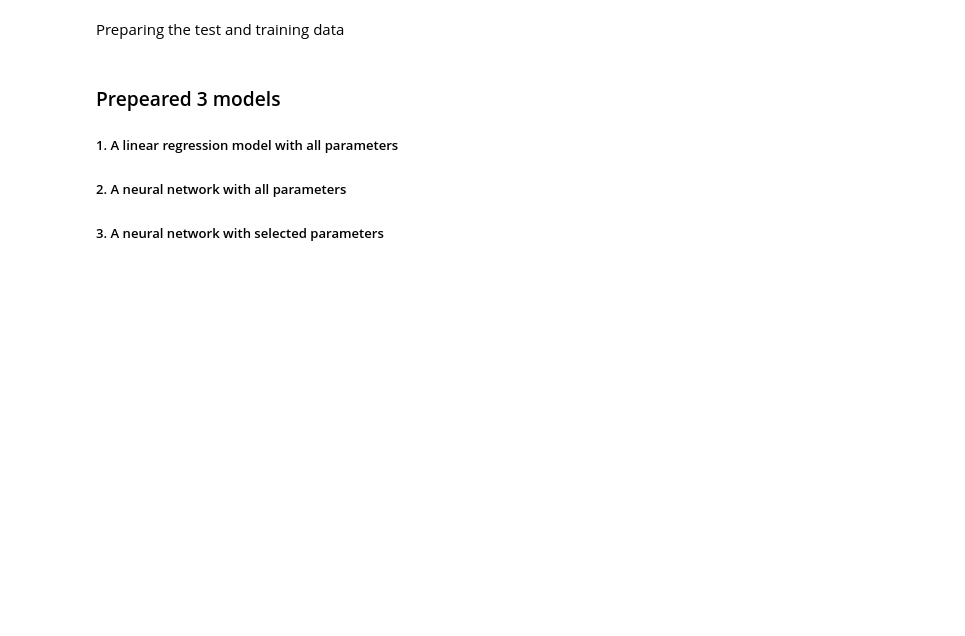
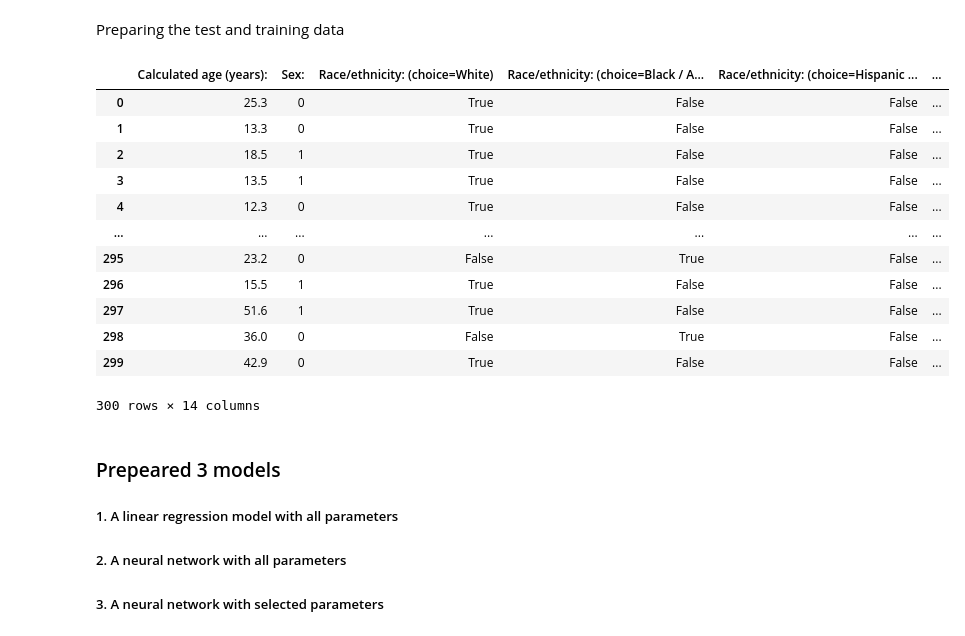
Before and after one commit to anirudh802/Lung_Capacity_estimation, a Jupyter notebook: lungtask.ipynb, the cells around one changed output. Saved outputs shown, nothing was run; the diff lists cells and outputs as text; code cells hidden in the pictures; blank space fills up the shorter version.

```diff
--- a/lungtask.ipynb
+++ b/lungtask.ipynb
@@ -13,7 +17,7 @@ This is done by filtering out irrelevant data.
 A new column is also made called the tidal volume based on FVC (10% of FVC)
 (Tidal volume is approximately 10% of FVC as stated by this website https://www.physio-pedia.com/Lung_Volumes)
 # %%
-df=pd.read_csv(r"/home/runcandel/Desktop/pclubsectask/lung capacity dataset.csv")
+df=pd.read_csv(r"lung capacity dataset.csv")
 df=df.iloc[:,:26]
 df=df.drop_duplicates(subset=["AWARE STUDY ID:"])
 df=df.iloc[:,[1,2,3,4,5,6,7,8,9,10,23]]
@@ -87,6 +91,22 @@ trainf=df.iloc[:300,[0,1,2,3,4,5,6,7,8,10,11,12,13,14]]
 testf=df.iloc[300:,[0,1,2,3,4,5,6,7,8,10,11,12,13,14]]
 trainl=df.iloc[:300,9]
 testl=df.iloc[300:,9]
+# %%
+trainf
+# %% [output]
+|  | Calculated age (years): | Sex: | Race/ethnicity: (choice=White) | Race/ethnicity: (choice=Black / A... | Race/ethnicity: (choice=Hispanic ... | ... |
+| 0 | 25.3 | 0 | True | False | False | ... |
+| 1 | 13.3 | 0 | True | False | False | ... |
+| 2 | 18.5 | 1 | True | False | False | ... |
+| 3 | 13.5 | 1 | True | False | False | ... |
+| 4 | 12.3 | 0 | True | False | False | ... |
+| ... | ... | ... | ... | ... | ... | ... |
+| 295 | 23.2 | 0 | False | True | False | ... |
+| 296 | 15.5 | 1 | True | False | False | ... |
+| 297 | 51.6 | 1 | True | False | False | ... |
+| 298 | 36.0 | 0 | False | True | False | ... |
+| 299 | 42.9 | 0 | True | False | False | ... |
+300 rows × 14 columns
 # %% [markdown]
 ### Prepeared 3 models
 ##### 1. A linear regression model with all parameters
```
Also changed, not shown: parts of 1 cell of this notebook, 1 other file.
